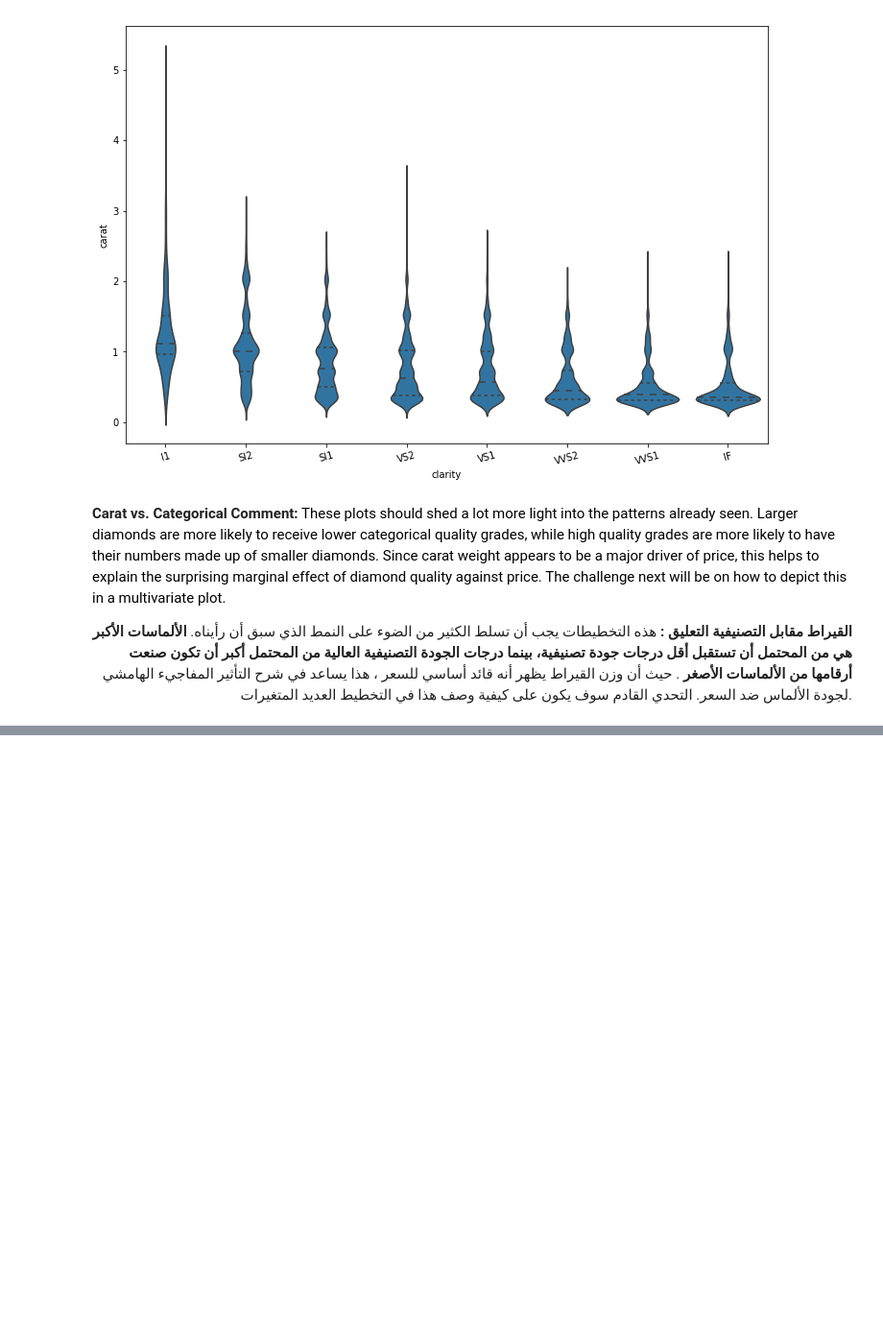
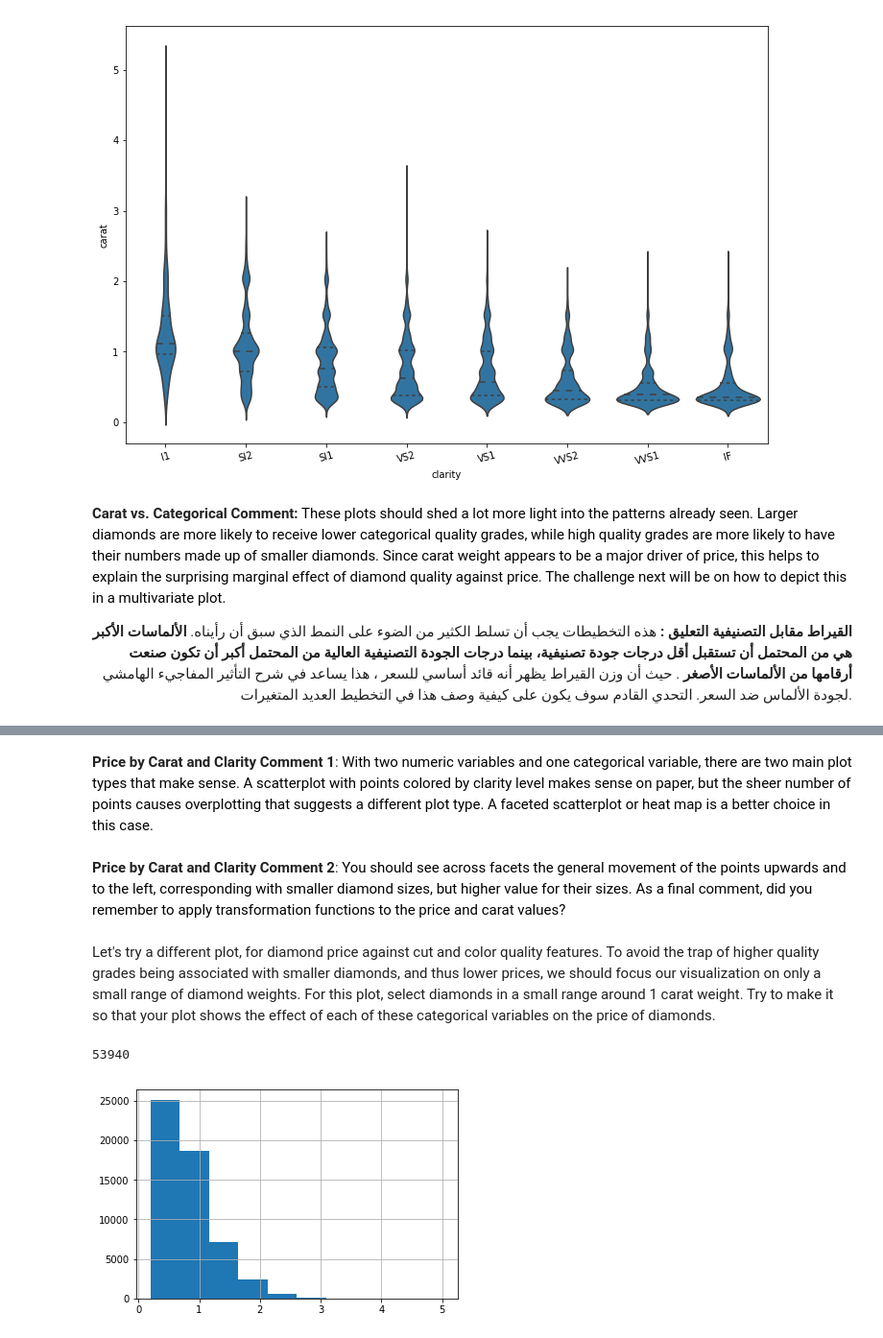
Before and after one commit to iRaied/Diamond-Pricing, a Jupyter notebook: Diamond_Project.ipynb, the cells around one changed output, grey strips where cells are left out. Shown at 96% size. Saved outputs shown, nothing was run; the diff lists cells and outputs as text; code cells hidden in the pictures; blank space fills up the shorter version.

```diff
--- a/Diamond_Project.ipynb
+++ b/Diamond_Project.ipynb
@@ -384,0 +407,17 @@ plt.xticks(rotation = 15);
+# %% [markdown]
+**Price by Carat and Clarity Comment 1**: <span style="color:black">With two numeric variables and one categorical variable, there are two main plot types that make sense. A scatterplot with points colored by clarity level makes sense on paper, but the sheer number of points causes overplotting that suggests a different plot type. A faceted scatterplot or heat map is a better choice in this case.</span>
+# %% [markdown]
+**Price by Carat and Clarity Comment 2**: <span style="color:black">You should see across facets the general movement of the points upwards and to the left, corresponding with smaller diamond sizes, but higher value for their sizes. As a final comment, did you remember to apply transformation functions to the price and carat values?</span>
+# %% [markdown]
+Let's try a different plot, for diamond price against cut and color quality features. To avoid the trap of higher quality grades being associated with smaller diamonds, and thus lower prices, we should focus our visualization on only a small range of diamond weights. For this plot, select diamonds in a small range around 1 carat weight. Try to make it so that your plot shows the effect of each of these categorical variables on the price of diamonds.
+# %%
+# Diamond price vs cut & color
+# To avoid the trap of higher quality grades being associated with smaller diamonds
+# And thus lower prices
+# We should focus our vis on only a small range of diamond weights
+# 1. Select diamonds in a small range around 1 carat weight
+print(diamonds.shape[0])
+diamonds.carat.hist();
+# %% [output]
+53940
+[figure, added]
```
Also changed, not shown: parts of 6 cells of this notebook.
